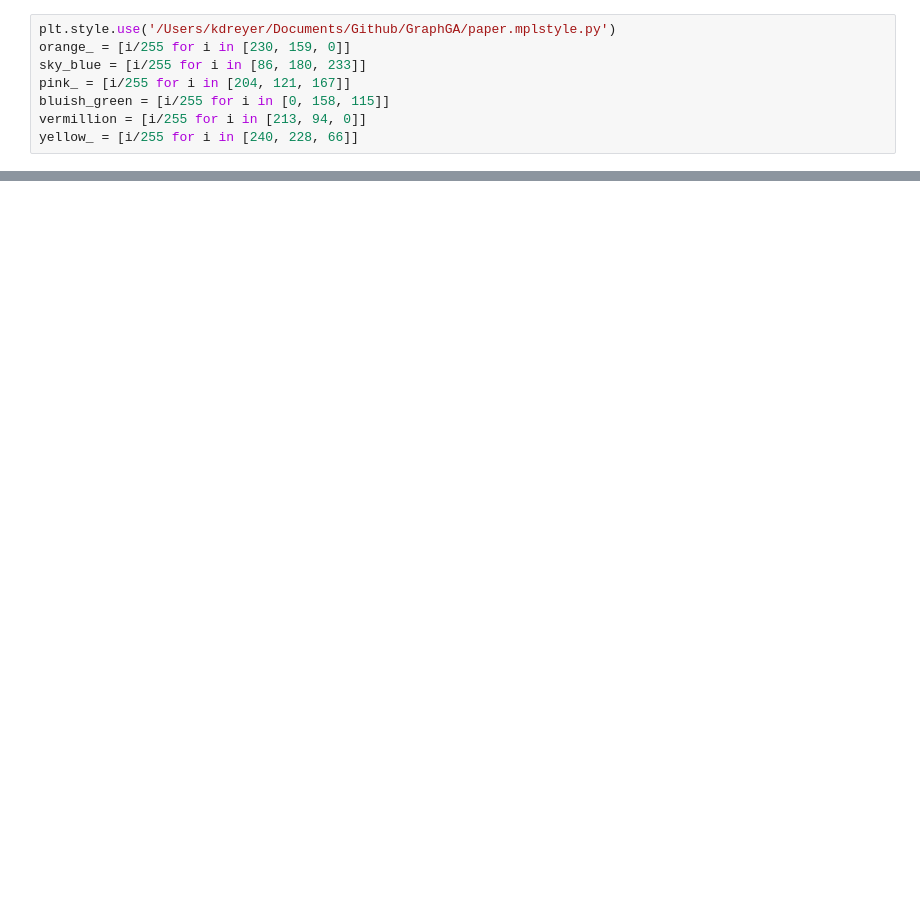
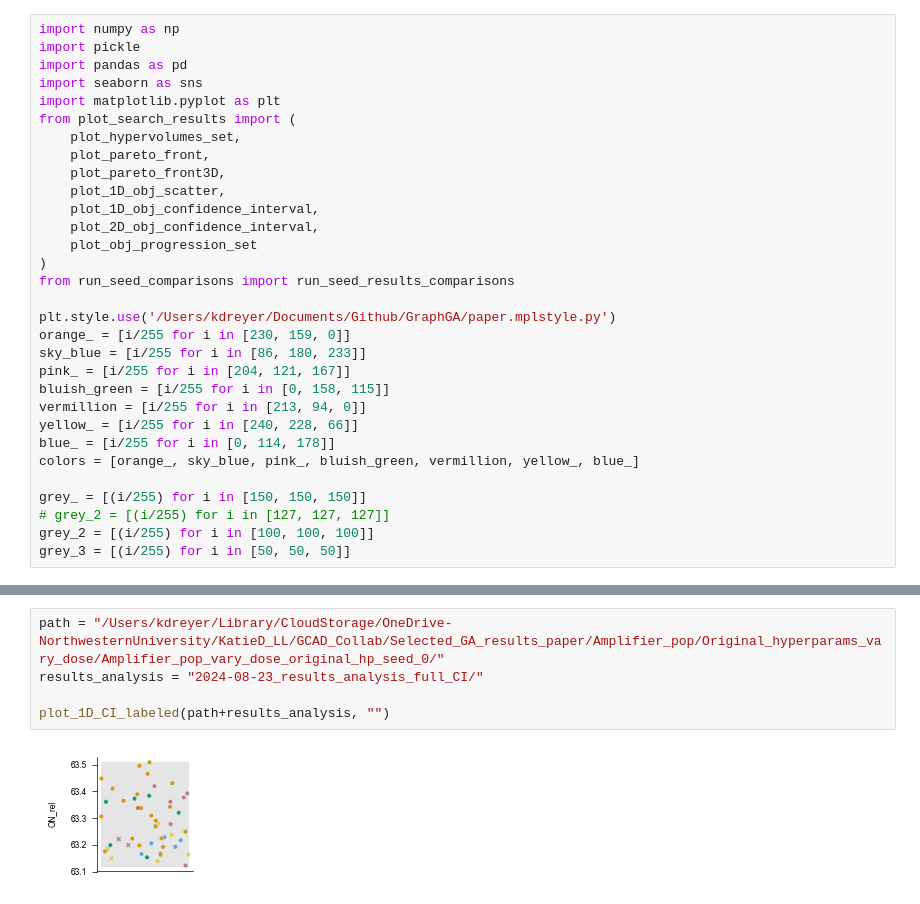
Before and after one commit to Mangan-Group/GraphGA, a Jupyter notebook: paper_plotting.ipynb, the cells around one changed output, grey strips where cells are left out. Cells and saved outputs as stored; diff of their text form; blank space fills up the shorter version.

```diff
--- a/paper_plotting.ipynb
+++ b/paper_plotting.ipynb
@@ -16,4 +1,20 @@ from run_seed_comparisons import run_seed_results_comparisons
 # %%
+import numpy as np
+import pickle
+import pandas as pd
+import seaborn as sns
+import matplotlib.pyplot as plt
+from plot_search_results import (
+    plot_hypervolumes_set,
+    plot_pareto_front,
+    plot_pareto_front3D,
+    plot_1D_obj_scatter,
+    plot_1D_obj_confidence_interval,
+    plot_2D_obj_confidence_interval,
+    plot_obj_progression_set
+)
+from run_seed_comparisons import run_seed_results_comparisons
+
 plt.style.use('/Users/kdreyer/Documents/Github/GraphGA/paper.mplstyle.py')
 orange_ = [i/255 for i in [230, 159, 0]]
 sky_blue = [i/255 for i in [86, 180, 233]]
@@ -21,3 +22,10 @@ pink_ = [i/255 for i in [204, 121, 167]]
 bluish_green = [i/255 for i in [0, 158, 115]]
 vermillion = [i/255 for i in [213, 94, 0]]
 yellow_ = [i/255 for i in [240, 228, 66]]
+blue_ = [i/255 for i in [0, 114, 178]]
+colors = [orange_, sky_blue, pink_, bluish_green, vermillion, yellow_, blue_]
+
+grey_ = [(i/255) for i in [150, 150, 150]]
+# grey_2 = [(i/255) for i in [127, 127, 127]]
+grey_2 = [(i/255) for i in [100, 100, 100]]
+grey_3 = [(i/255) for i in [50, 50, 50]]
@@ -29,0 +117,7 @@ run_seed_results_comparisons(path_amplifier, results_runs, 1, ["ON_rel"], 50)
+# %%
+path = "/Users/kdreyer/Library/CloudStorage/OneDrive-NorthwesternUniversity/KatieD_LL/GCAD_Collab/Selected_GA_results_paper/Amplifier_pop/Original_hyperparams_vary_dose/Amplifier_pop_vary_dose_original_hp_seed_0/"
+results_analysis = "2024-08-23_results_analysis_full_CI/"
+
+plot_1D_CI_labeled(path+results_analysis, "")
+# %% [output]
+[figure, added]
```
Also changed, not shown: parts of 12 cells of this notebook, 4 other files.
